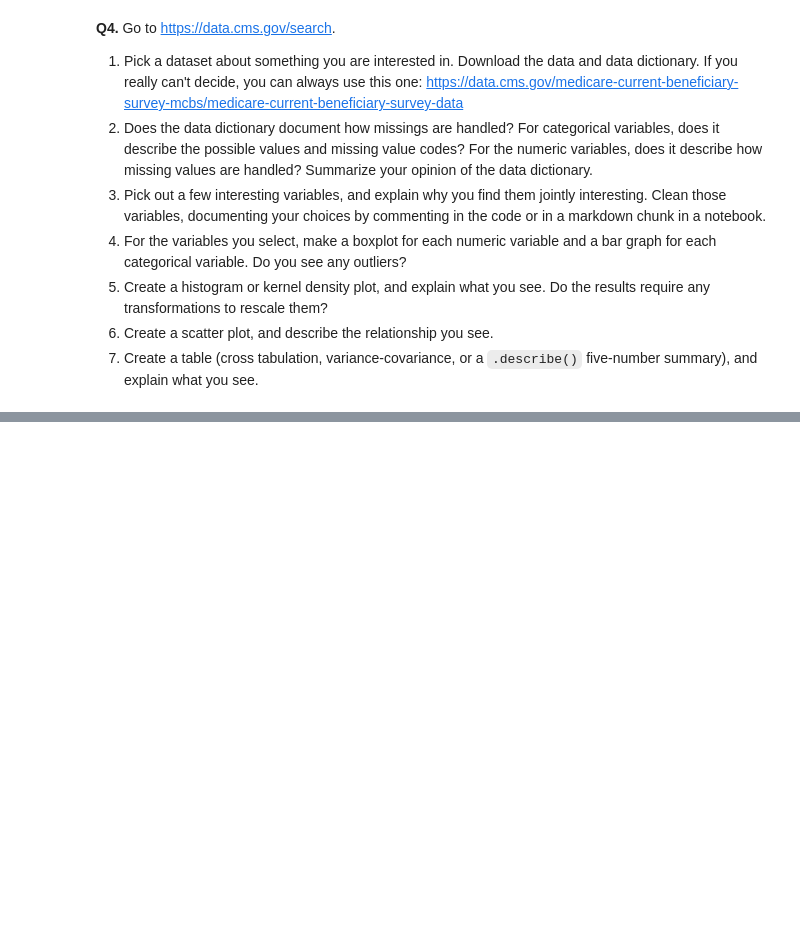
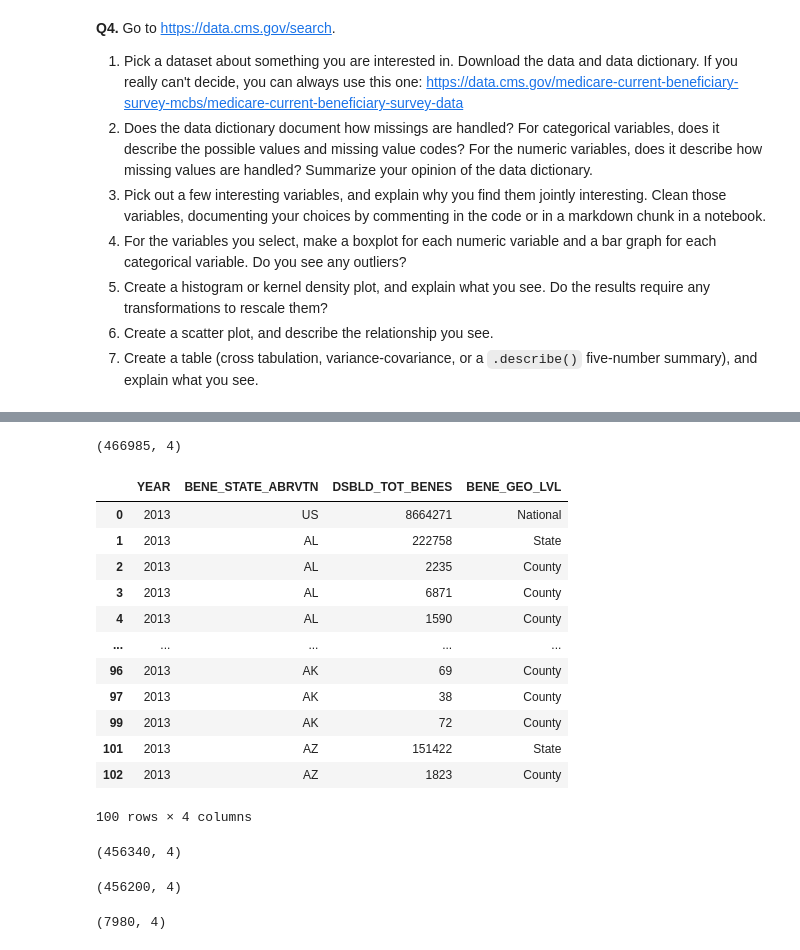
Before and after one commit to Catherine-Nguyen88/visualization, a Jupyter notebook: assignment/assignment.ipynb, the cells around one changed output, grey strips where cells are left out. Drawn from its saved outputs; the diff is of its cells as text; code cells hidden in the pictures; blank space fills up the shorter version.

```diff
--- a/assignment/assignment.ipynb
+++ b/assignment/assignment.ipynb
@@ -267,3 +267,12 @@ For some context, the Federal government ultimately spent about $4.4 trillion in
 6. Create a histogram or kernel density plot, and explain what you see. Do the results require any transformations to rescale them?
 7. Create a scatter plot, and describe the relationship you see.
 8. Create a table (cross tabulation, variance-covariance, or a `.describe()` five-number summary), and explain what you see.
+# %%
+#Q4 #1
+# Medicare Monthly Enrollment
+# https://data.cms.gov/summary-statistics-on-beneficiary-enrollment/medicare-and-medicaid-reports/medicare-monthly-enrollment
+# data dictionary: https://data.cms.gov/resources/medicare-monthly-enrollment-data-dictionary
+
+import pandas as pd
+df2 = pd.read_csv('Medicare_Monthly_Enrollment_Oct_2023.csv')
+df2.head()
@@ -269,0 +294,50 @@ For some context, the Federal government ultimately spent about $4.4 trillion in
+# %%
+#3 (continued)
+df3 = df2[['YEAR','BENE_STATE_ABRVTN','DSBLD_TOT_BENES', 'BENE_GEO_LVL']] ## this makes subsetted dataframe with necessary columns
+# df3.head(100)
+
+# notes on issues that need to be fixed/cleaned:
+# DSBLD_TOT_BENES: delete rows with astericks (meaning no data available/missing data)
+# BENE_STATE_ABRVTN: delete rows with US: this is national data (we only want state data)
+# BENE_GEO_LVL: need to filter out any data that is not state data to make comparison uniform (only want to compare state data)
+# %%
+# check dim of to see row count
+df3.shape
+# %% [output]
+(466985, 4)
+# %%
+# DSBLD_TOT_BENES: delete rows with astericks (meaning no data available/missing data)
+df4 = df3[df3['DSBLD_TOT_BENES'] != '*']
+df4.head(100)
+# %% [output]
+|  | YEAR | BENE_STATE_ABRVTN | DSBLD_TOT_BENES | BENE_GEO_LVL |
+| 0 | 2013 | US | 8664271 | National |
+| 1 | 2013 | AL | 222758 | State |
+| 2 | 2013 | AL | 2235 | County |
+| 3 | 2013 | AL | 6871 | County |
+| 4 | 2013 | AL | 1590 | County |
+| ... | ... | ... | ... | ... |
+| 96 | 2013 | AK | 69 | County |
+| 97 | 2013 | AK | 38 | County |
+| 99 | 2013 | AK | 72 | County |
+| 101 | 2013 | AZ | 151422 | State |
+| 102 | 2013 | AZ | 1823 | County |
+100 rows × 4 columns
+# %%
+# check dim of df to check that dataframe rows have been filtered properly
+df4.shape
+# %% [output]
+(456340, 4)
+# %%
+# BENE_STATE_ABRVTN: delete rows with US: this is national data (we only want state data)
+df5= df4[df4['BENE_STATE_ABRVTN'] != 'US']
+df5.head() # check US is no longer in df
+df5.shape  # check rows have been deleted/filtered out
+# %% [output]
+(456200, 4)
+# %%
+# BENE_GEO_LVL: need to filter out any data that is not state data to make comparison uniform (only want to compare state data)
+df6 = df5[df5['BENE_GEO_LVL'] == 'State']
+df6.shape # check rows have been deleted/filtered out
+# %% [output]
+(7980, 4)
```
Also changed, not shown: parts of 4 cells of this notebook.
